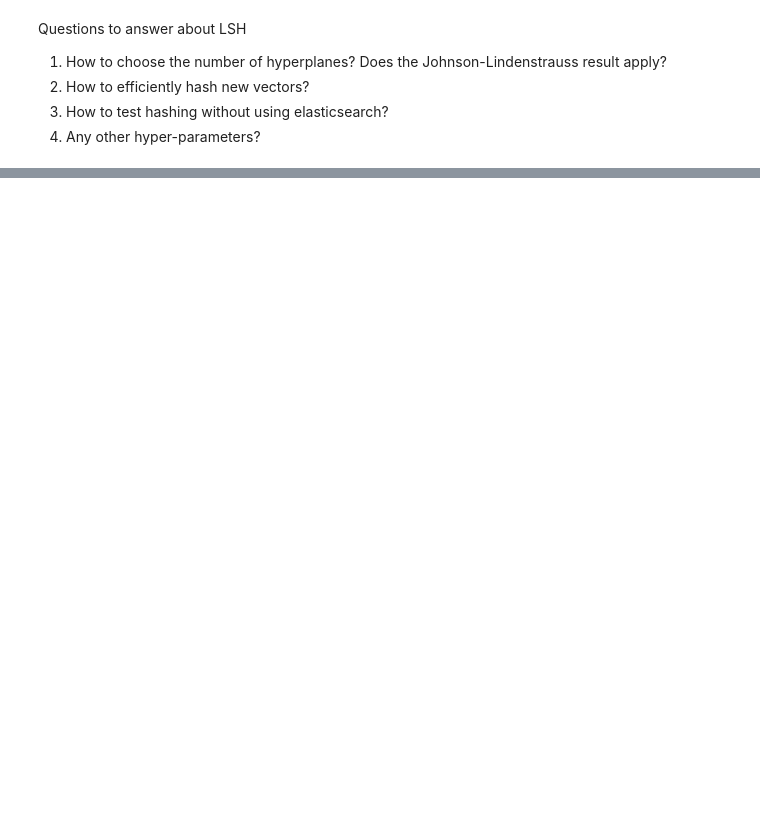
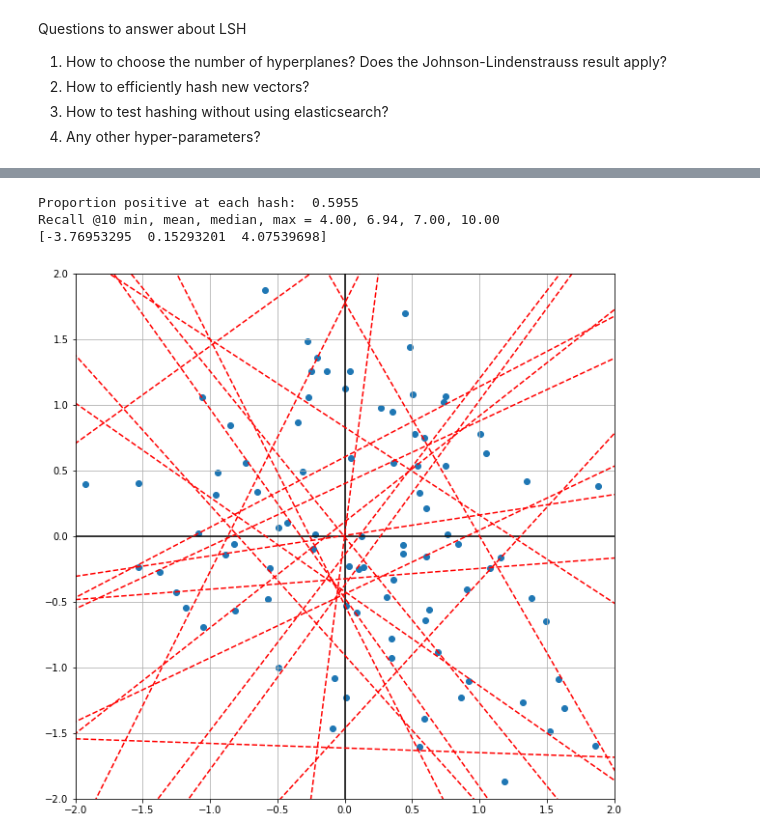
Before and after one commit to alexklibisz/elastik-nearest-neighbors, a Jupyter notebook: scratch/lsh-experiments/lsh-explore.ipynb, the cells around one changed output, grey strips where cells are left out. Saved outputs shown, nothing was run; the diff lists cells and outputs as text; code cells hidden in the pictures; blank space fills up the shorter version.

```diff
--- a/scratch/lsh-experiments/lsh-explore.ipynb
+++ b/scratch/lsh-experiments/lsh-explore.ipynb
@@ -33,6 +25,0 @@ print('2D Iris', X.shape, Y.shape)
-# %%
-colors, markers = 'rgb', 'xo^'
-for x, y in zip(X, Y):
-    plt.scatter(x[0], x[1], color=colors[y], marker=markers[y])
-plt.title('2D Iris, Raw')
-plt.show()
@@ -41,12 +25,0 @@ plt.show()
-# %%
-X_ = X - X.mean(axis=0)
-for x, y in zip(X_, Y):
-    plt.scatter(x[0], x[1], color=colors[y], marker=markers[y])
-
-rng = np.random.RandomState(11)
-H = rng.choice(X_.ravel(), size=(5, 2))
-for h in H:
-    plt.scatter(h[0], h[1], marker='X', color='orange')
-
-plt.title('2D Iris, Raw, with 1D hyperplanes')
-plt.show()
@@ -117,0 +38,59 @@ Hamming, n = 290 accuracy = 0.83333
+# %%
+# This was a first pass at LSH, but it doesn't handle the case where points are not centered at (0, 0)..
+# The implementation further down handles this case nicely.
+rng = np.random.RandomState(22)
+
+# Generate random points in 2D space.
+X = rng.normal(0, 1, size=(100, 2))
+
+# Sample random coefficients. In practice you probably don't know
+# the true distribution, so sample from the dataset. You might
+# also benefit from adding some gaussian noise.
+bits = 20
+C = rng.choice(X.ravel(), size=(bits, X.shape[-1]))
+
+# Compute bias.
+# B = rng.normal(0, 2, size=bits)
+B = rng.choice(X.ravel(), size=(bits,))
+
+# Hash the points.
+H = ((X.dot(C.T) + B) >= 0).astype(np.uint8)
+
+# Value closer to 0.5 are good here..
+print('Proportion positive at each hash: ', H.mean())
+
+# Compute the recall @ 10...
+knn = NearestNeighbors(n_neighbors=10, algorithm='brute', metric='euclidean')
+nbrs_true = knn.fit(X).kneighbors(X, return_distance=False)
+nbrs_hash = knn.fit(H).kneighbors(H, return_distance=False)
+
+recalls = np.array([len(np.intersect1d(a, b)) for a, b in zip(nbrs_true, nbrs_hash)])
+print('Recall @10 min, mean, median, max = %.2lf, %.2lf, %.2lf, %.2lf' % (
+    recalls.min(), recalls.mean(), np.median(recalls), recalls.max()))
+
+# Begin plotting...
+plt.figure(figsize=(10,10))
+plt.grid(True)
+plt.axvline(0, color='k')
+plt.axhline(0, color='k')
+
+# Plot the line created by each pair of coefficients.
+# This converts 0 = c0x0 + c1x1 + b to x1 = (c0x0 + b) / c1.
+# There's likely a much more efficient way to do it...
+lineX = np.linspace(X.min() - 1, X.max() + 1, 3)
+print(lineX)
+for i in range(bits):
+    c0, c1 = C[i]
+    b = B[i]
+    y = ((c0 * lineX) + b) / (c1 + 1e-7)
+    plt.plot(lineX, y, color='r', linestyle='--')
+
+plt.scatter(X[:, 0], X[:, 1])
+plt.xlim(-2, 2)
+plt.ylim(-2, 2)
+plt.show()
+# %% [output]
+Proportion positive at each hash:  0.5955
+Recall @10 min, mean, median, max = 4.00, 6.94, 7.00, 10.00
+[-3.76953295  0.15293201  4.07539698]
+[figure, added]
```
Also changed, not shown: parts of 10 cells of this notebook.
